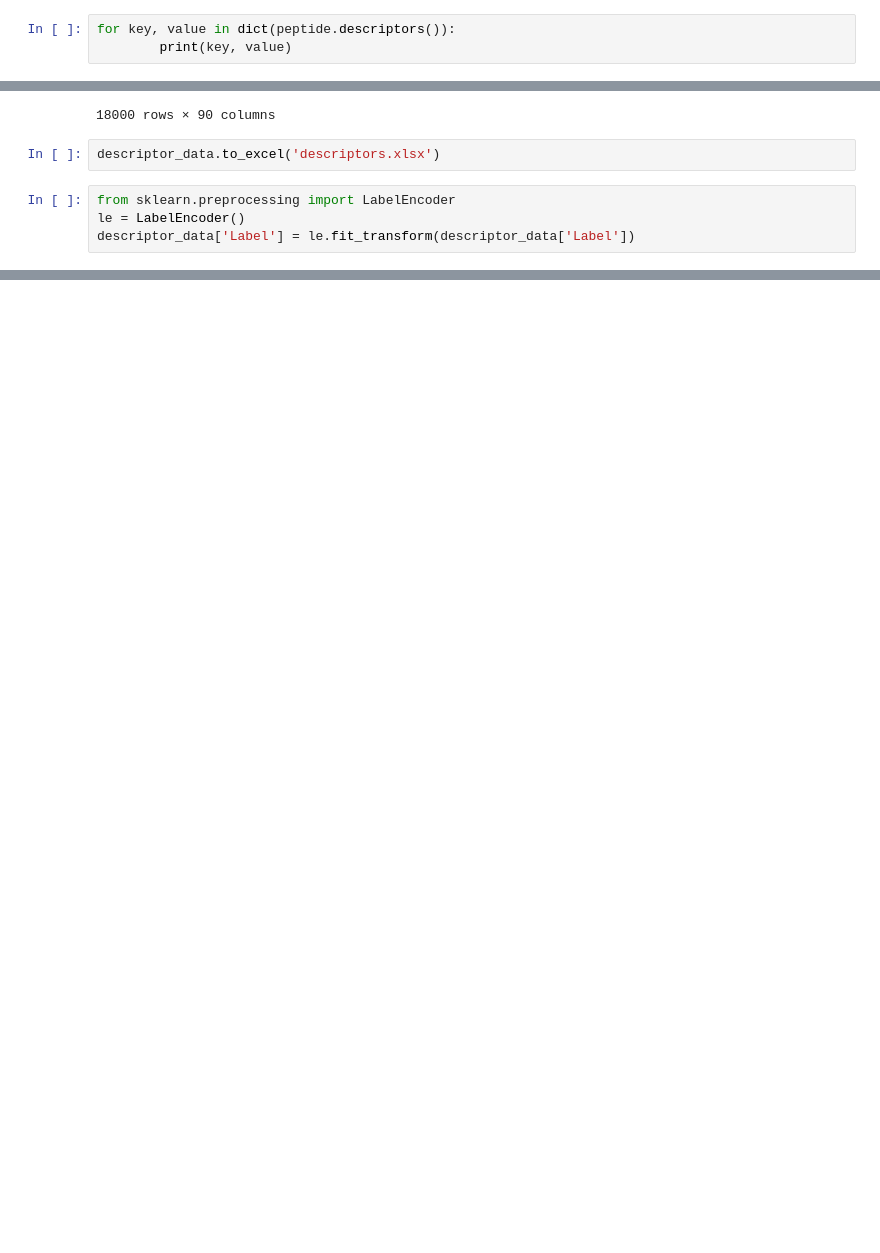
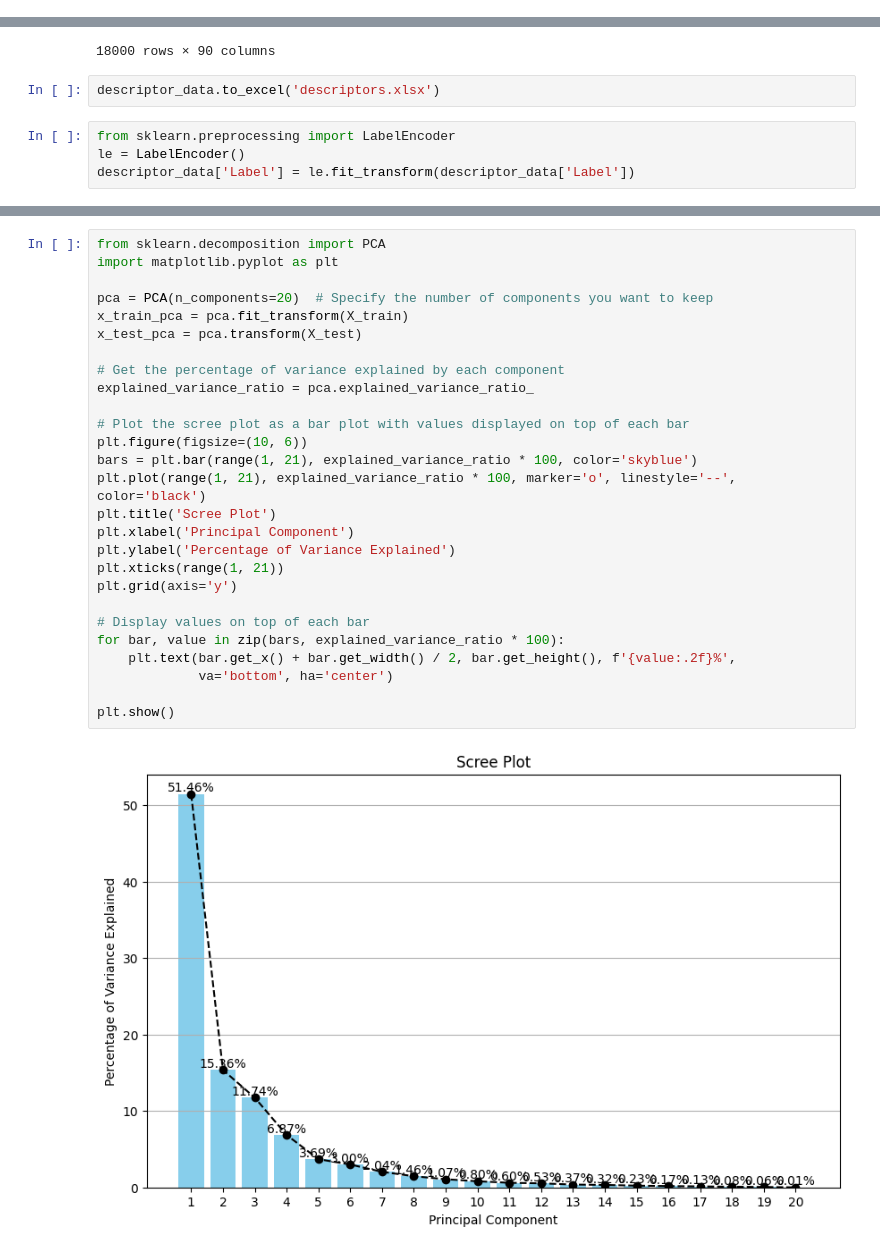
Before and after one commit to SanjeevM2004/BT3040-TPA, a Jupyter notebook: AMP_dataset_creation.ipynb, the cells around one changed output, grey strips where cells are left out. Cells and saved outputs as stored; diff of their text form; blank space fills up the shorter version.

```diff
--- a/AMP_dataset_creation.ipynb
+++ b/AMP_dataset_creation.ipynb
@@ -52,6 +49,3 @@ dict(peptide.descriptors())
  'Z3': -0.10450000000000007,
  'Z4': -1.4865,
  'Z5': 0.4295}
-# %%
-for key, value in dict(peptide.descriptors()):
-        print(key, value)
@@ -296,0 +287,29 @@ Accuracy: 0.9133333333333333
+# %%
+from sklearn.decomposition import PCA
+import matplotlib.pyplot as plt
+
+pca = PCA(n_components=20)  # Specify the number of components you want to keep
+x_train_pca = pca.fit_transform(X_train)
+x_test_pca = pca.transform(X_test)
+
+# Get the percentage of variance explained by each component
+explained_variance_ratio = pca.explained_variance_ratio_
+
+# Plot the scree plot as a bar plot with values displayed on top of each bar
+plt.figure(figsize=(10, 6))
+bars = plt.bar(range(1, 21), explained_variance_ratio * 100, color='skyblue')
+plt.plot(range(1, 21), explained_variance_ratio * 100, marker='o', linestyle='--', color='black')
+plt.title('Scree Plot')
+plt.xlabel('Principal Component')
+plt.ylabel('Percentage of Variance Explained')
+plt.xticks(range(1, 21))
+plt.grid(axis='y')
+
+# Display values on top of each bar
+for bar, value in zip(bars, explained_variance_ratio * 100):
+    plt.text(bar.get_x() + bar.get_width() / 2, bar.get_height(), f'{value:.2f}%',
+             va='bottom', ha='center')
+
+plt.show()
+# %% [output]
+[figure, added]
```
Also changed, not shown: parts of 20 cells of this notebook, 7 other files.
